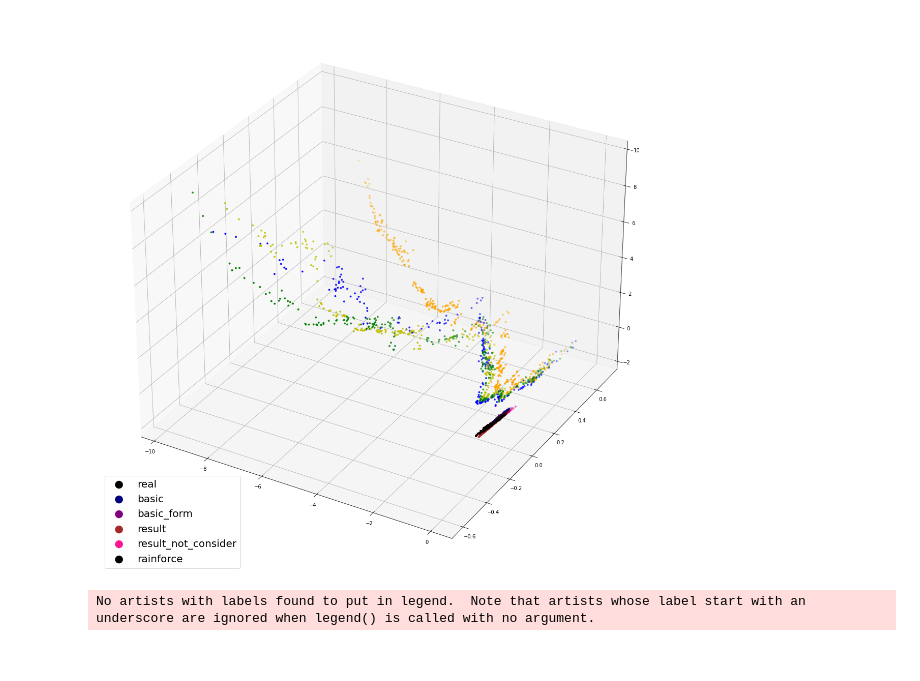
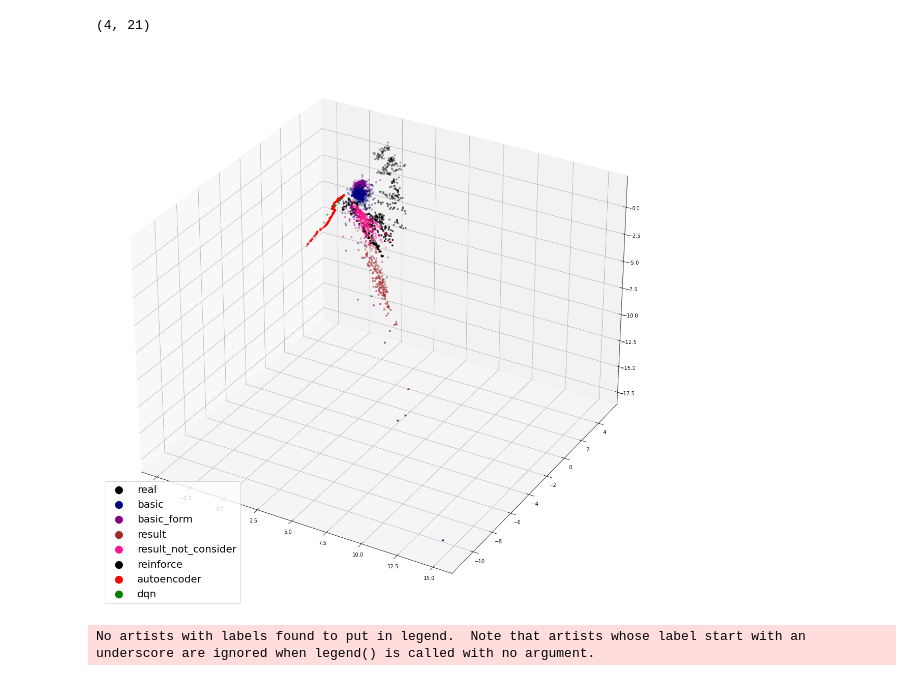
Before and after one commit to PYTHONLL-kang/activ, a Jupyter notebook: programs/autoencoder/encoder_visualize.ipynb, the cells around one changed output. Saved outputs shown, nothing was run; the diff lists cells and outputs as text; code cells hidden in the pictures.

```diff
--- a/programs/autoencoder/encoder_visualize.ipynb
+++ b/programs/autoencoder/encoder_visualize.ipynb
@@ -4,14 +4,12 @@ import numpy as np
 import matplotlib.pyplot as plt
 # %%
 hundred_enc_out = pd.read_excel('./data/real_enc.xlsx').iloc[:,1::]
-ninety_enc_out = pd.read_excel('./data/ninety_enc_out.xlsx').iloc[:,1::]
-eighty_enc_out = pd.read_excel('./data/eighty_enc_out.xlsx').iloc[:,1::]
-seventy_enc_out = pd.read_excel('./data/seventy_enc_out.xlsx').iloc[:,1::]
-sixty_enc_out = pd.read_excel('./data/sixty_enc_out.xlsx').iloc[:,1::]
 basic_enc_out = pd.read_excel('./data/basic_enc.xlsx').iloc[:,1::]
 basic_form_enc_out = pd.read_excel('./data/basic_formula_enc.xlsx').iloc[:,1::]
 result_enc_out = pd.read_excel('./data/result_enc.xlsx').iloc[:,1::]
 result_not_consider_enc_out = pd.read_excel('./data/result_not_consider_enc.xlsx').iloc[:,1::]
 reinforce_enc_out = pd.read_excel('./data/reinforce_enc.xlsx').iloc[:,1::]
+ae_enc_out = pd.read_excel('./data/ae_result_enc.xlsx').iloc[:,1::]
+dqn_enc_out = pd.read_excel('./data/dqn_result_enc.xlsx').iloc[:,1::]
 # %%
 hundred = np.round(pd.read_excel('./data/real_enc.xlsx').iloc[:,1::].to_numpy(), 2)
@@ -52,3 +37,19 @@ while True:
+# %%
+import random
+
+saving = []
+while True:
+    temp = []
+    for i in range(3):
+        if len(check_list) == 0:
+            break
+        temp.append(check_list.pop())
+        random.shuffle(check_list)
+    if len(check_list) == 0:
+            break
+    saving.append(temp)
+
+saving = np.array(saving)
 # %%
 saving
 # %% [output]
@@ -66,0 +70,4 @@ ValueError: in user code:
+# %%
+saving.shape
+# %% [output]
+(4, 21)
@@ -74,52 +86,43 @@ fig = plt.figure(figsize=(20,20))
 ax = fig.add_subplot(111, projection='3d')
 
 def init():
-    ax.scatter(hundred_enc_out[0], hundred_enc_out[1], hundred_enc_out[2],
-                    edgecolor='none', s=15,   c='r')
-
-    ax.scatter(ninety_enc_out[0], ninety_enc_out[1], ninety_enc_out[2],
-                    edgecolor='none', s=15,   c='orange')
-
-    ax.scatter(eighty_enc_out[0], eighty_enc_out[1], eighty_enc_out[2],
-                    edgecolor='none', s=15,   c='y')
-
-    ax.scatter(seventy_enc_out[0], seventy_enc_out[1], seventy_enc_out[2],
-                    edgecolor='none', s=15,   c='g')
-
-    ax.scatter(sixty_enc_out[0], sixty_enc_out[1], sixty_enc_out[2],
-                    edgecolor='none', s=15,   c='b')
-
     ax.scatter(hundred_enc_out[0], hundred_enc_out[1], hundred_enc_out[2],
                     edgecolor='none', s=15, c='k', label='real')
 
     ax.scatter(basic_enc_out[0], basic_enc_out[1], basic_enc_out[2],
                     edgecolor='none', s=15, c='navy', label='basic')
 
     ax.scatter(basic_form_enc_out[0], basic_form_enc_out[1], basic_form_enc_out[2],
                     edgecolor='none', s=15, c='purple', label='basic_form')
 
     ax.scatter(result_enc_out[0], result_enc_out[1], result_enc_out[2],
                     edgecolor='none', s=15, c='brown', label='result')
 
     ax.scatter(result_not_consider_enc_out[0], result_not_consider_enc_out[1], result_not_consider_enc_out[2],
                     edgecolor='none', s=15, c='deeppink', label='result_not_consider')
 
     ax.scatter(reinforce_enc_out[0], reinforce_enc_out[1], reinforce_enc_out[2],
-                    edgecolor='none', s=15, c='black', label='rainforce')
+                    edgecolor='none', s=15, c='black', label='reinforce')
+
+    ax.scatter(ae_enc_out[0], ae_enc_out[1], ae_enc_out[2],
+                    edgecolor='none', s=15, c='r', label='autoencoder')
+
+    ax.scatter(dqn_enc_out[0], dqn_enc_out[1], dqn_enc_out[2],
+                    edgecolor='none', s=15, c='g', label='dqn')
 
     plt.legend(loc="lower left", markerscale=4., scatterpoints=1, fontsize=20)
 
     return fig,
 
 def animate(i):
     ax.view_init(elev=30., azim=i)
     return fig,
 
 # Animate
 anim = animation.FuncAnimation(fig, animate, init_func=init,
                                frames=360, interval=20, blit=True)
 # %% [output]
-[figure, old version]
+[figure, new version]
 # %%
 anim.save('using_all.gif', writer='pillow', fps=30)
 # %% [output]
```
Also changed, not shown: parts of 9 cells of this notebook, 35 other files.
